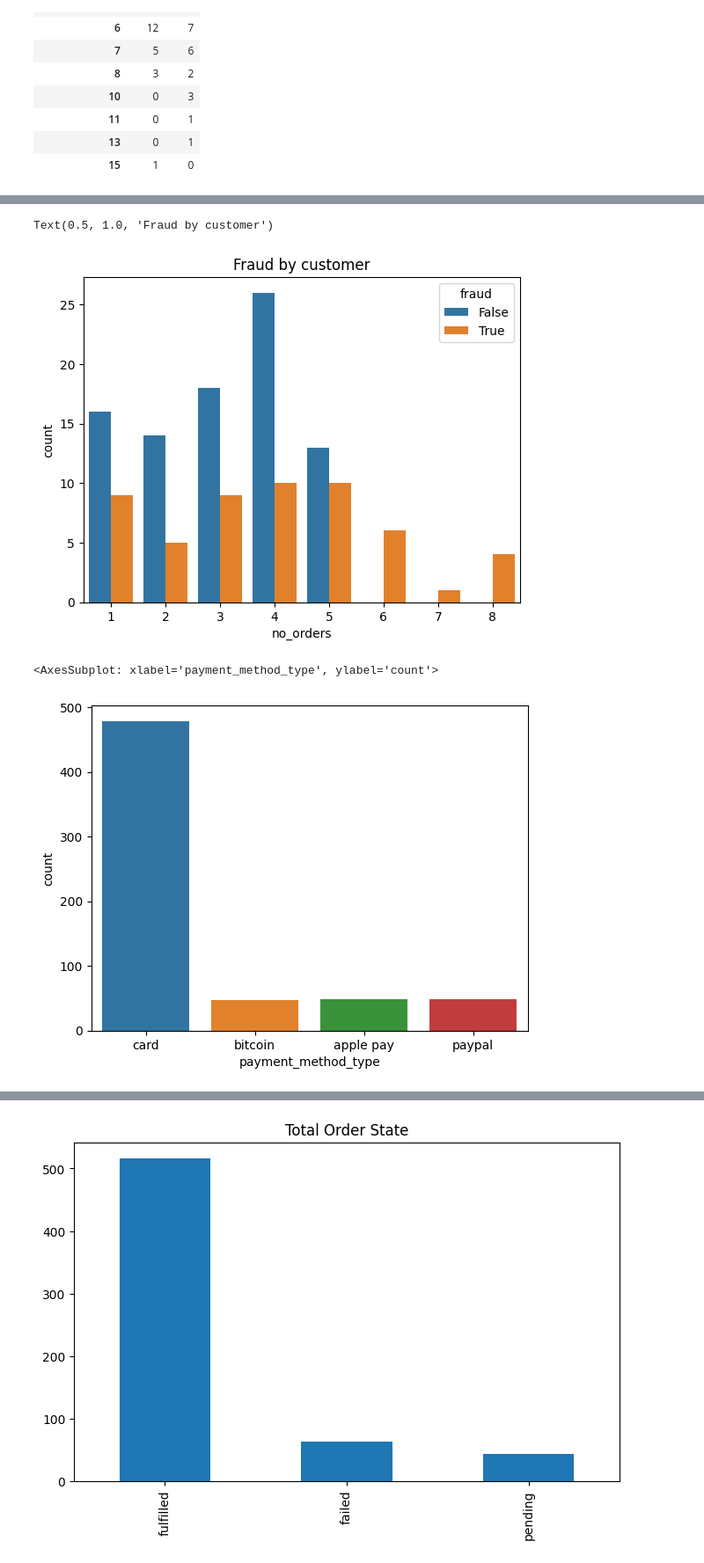
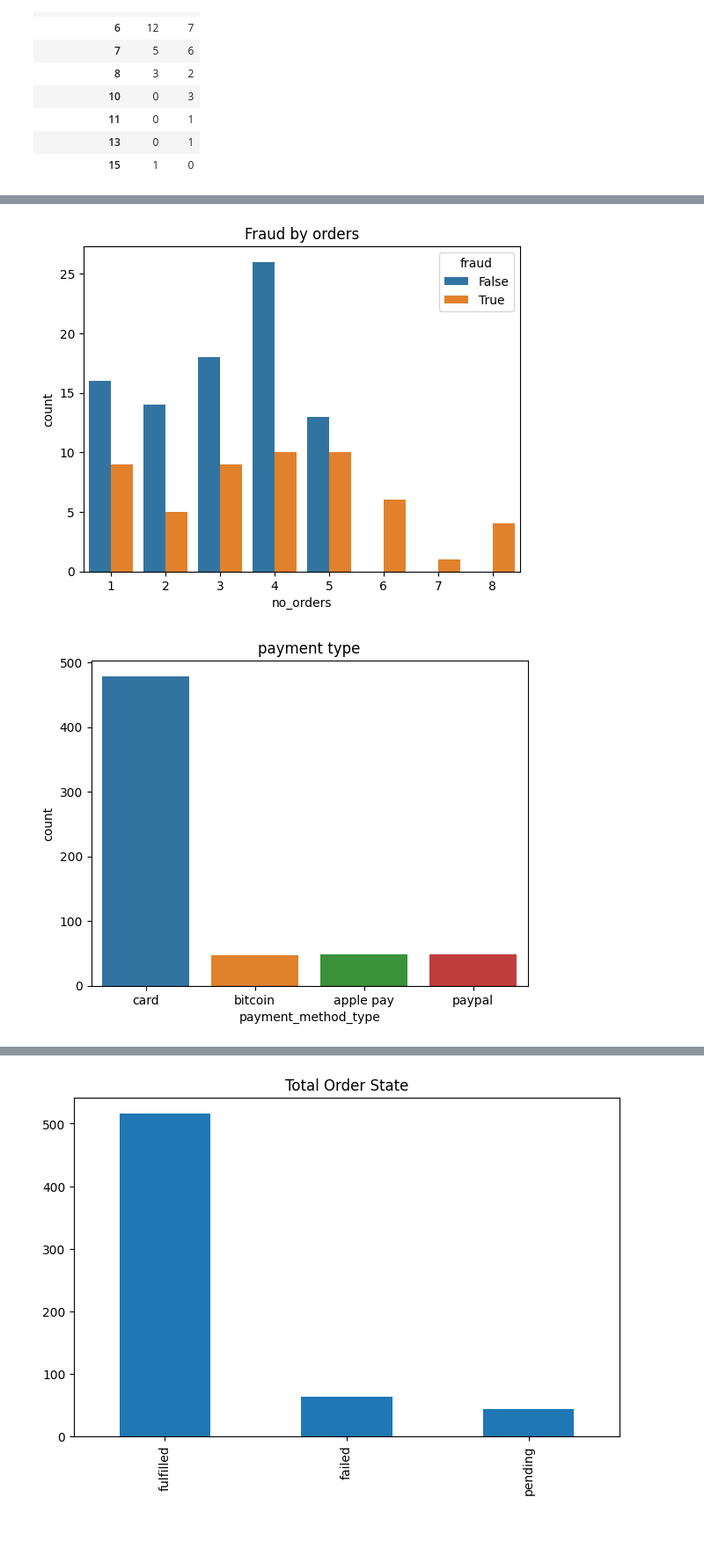
Before and after one commit to Paulabvc/Midproject-Ecommerce_fraud, a Jupyter notebook: notebooks/Proj.1.ipynb, the cells around one changed output, grey strips where cells are left out. Shown at 88% size. Cells and saved outputs as stored; diff of their text form; code cells hidden in the pictures; blank space fills up the shorter version.

```diff
--- a/notebooks/Proj.1.ipynb
+++ b/notebooks/Proj.1.ipynb
@@ -418,14 +420,14 @@ Text(0.5, 1.0, 'Fraud by transactions')
 [figure]
 # %%
-sns.countplot(dfc2, x="no_orders", hue="fraud").set_title('Fraud by customer')
+sns.countplot(dfc2, x="no_orders", hue="fraud").set_title('Fraud by orders')
+plt.savefig('fraud_total.png')
 # %% [output]
-Text(0.5, 1.0, 'Fraud by customer')
-[figure, old version]
+[figure, new version]
 # %%
 # transactions graphs
 # %%
-sns.countplot(x=dft.payment_method_type)
+sns.countplot(x=dft.payment_method_type).set(title='payment type')
+plt.savefig('type_total.png')
 # %% [output]
-<AxesSubplot: xlabel='payment_method_type', ylabel='count'>
-[figure, old version]
+[figure, new version]
 # %%
```
Also changed, not shown: parts of 53 cells of this notebook, 34 other files.
